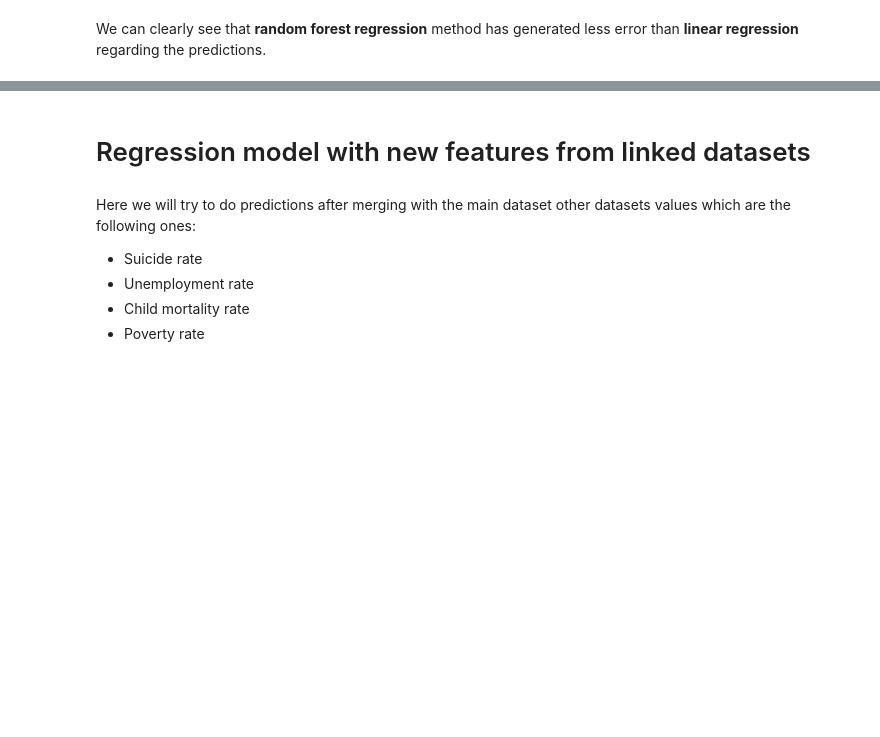
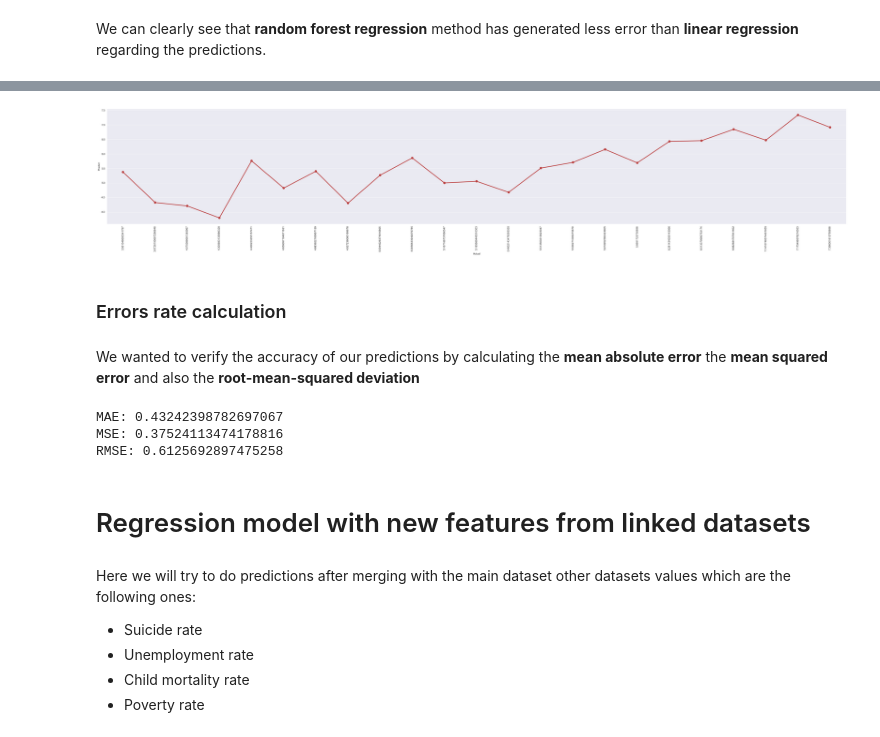
Before and after one commit to hackan98/DMML2019_Team_Nestle, a Jupyter notebook: code/Data_mining,_Project_group_Nestle.ipynb, the cells around one changed output, grey strips where cells are left out. Cells and saved outputs as stored; diff of their text form; code cells hidden in the pictures; blank space fills up the shorter version.

```diff
--- a/code/Data_mining,_Project_group_Nestle.ipynb
+++ b/code/Data_mining,_Project_group_Nestle.ipynb
@@ -1116,0 +1266,7 @@ We can clearly see that **random forest regression** method has generated less e
+# %%
+result_rf_2018 = pd.DataFrame({
+    'Actual':y_2018_test,
+    'Predict':y_2018_pred
+})
+result_rf_2018['Diff'] = y_2018_test - y_2018_pred
+result_rf_2018.head()
@@ -1117,3 +1280,23 @@ We can clearly see that **random forest regression** method has generated less e
+# %%
+plt.figure (figsize = (50, 8))
+sns.pointplot(x='Actual',y='Predict',data=result_rf_2018, dodge = True, color="#bb3f3f")
+plt.xticks(rotation = 90)
+plt.show()
+# %% [output]
+[figure, added]
+# %% [markdown]
+### Errors rate calculation
+# %% [markdown]
+We wanted to verify the accuracy of our predictions by calculating the **mean absolute error** the **mean squared error** and also the **root-mean-squared deviation**
+# %%
+from sklearn import metrics
+print('MAE:', metrics.mean_absolute_error(y_2018_test, y_2018_pred))
+print('MSE:', metrics.mean_squared_error(y_2018_test, y_2018_pred))
+print('RMSE:', np.sqrt(metrics.mean_squared_error(y_2018_test, y_2018_pred)))
+# %% [output]
+MAE: 0.43242398782697067
+MSE: 0.37524113474178816
+RMSE: 0.6125692897475258
 # %% [markdown]
 # Regression model with new features from linked datasets
 # %% [markdown]
```
Also changed, not shown: parts of 37 cells of this notebook.
